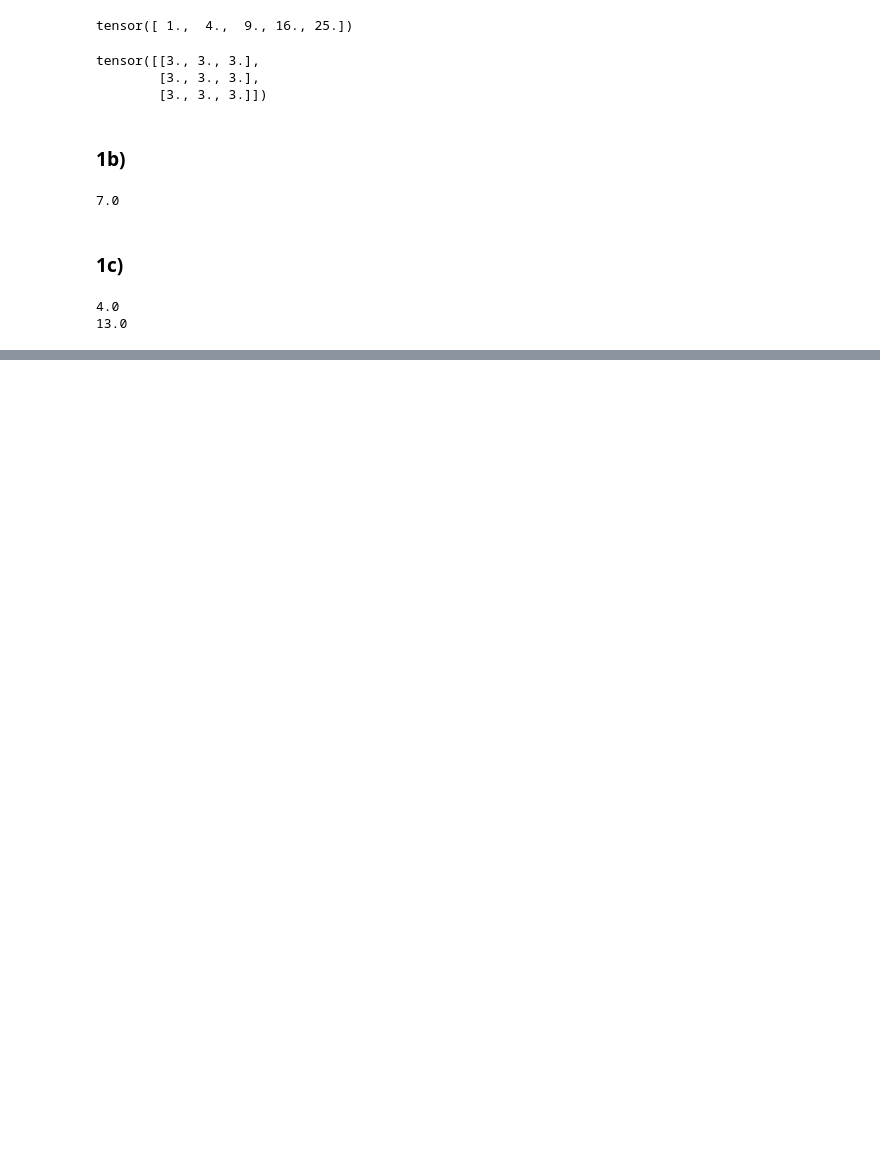
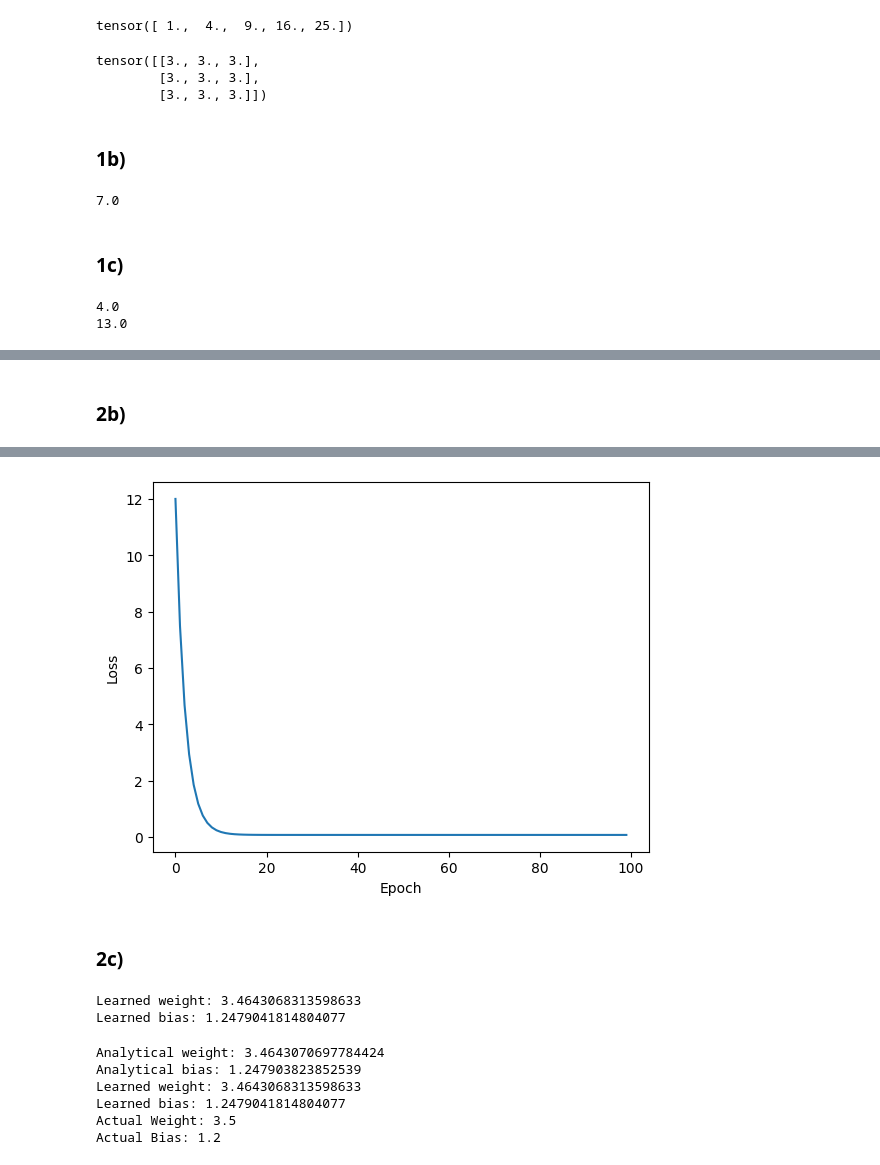
Before and after one commit to leoydl29/D200-PS1, a Jupyter notebook: solutions.ipynb, the cells around one changed output, grey strips where cells are left out. Saved outputs shown, nothing was run; the diff lists cells and outputs as text; code cells hidden in the pictures; blank space fills up the shorter version.

```diff
--- a/solutions.ipynb
+++ b/solutions.ipynb
@@ -82,0 +127,31 @@ print(y.grad.item())
+# %% [markdown]
+### 2b)
+# %%
+# Training Loop to fit the model
+criteria = nn.MSELoss()
+optimizer = optim.SGD(model.parameters(), lr=0.1)
+n_epochs = 100
+loss_array = []
+
+for epoch in range(n_epochs):
+    # 1. Forward pass: compute predictions
+    y_hat = model(X)
+    # 2. Compute loss
+    loss = criteria(y_hat,y)
+    # 3. Zero gradients: optimizer.zero_grad()
+    optimizer.zero_grad()
+    # 4. Backward pass: loss.backward()
+    loss.backward()
+    # 5. Update parameters: optimizer.step()
+    optimizer.step()
+
+    #Store Loss History]
+    loss_array.append(loss.item())
+    print(f"Epoch: {epoch}, Loss: {loss}")
+
+# Plot the Loss Curve
+plt.plot(loss_array)
+plt.xlabel("Epoch")
+plt.ylabel("Loss")
+plt.show()
+# %% [output]
@@ -82,0 +175,38 @@ print(y.grad.item())
+[figure, added]
+# %% [markdown]
+### 2c)
+# %%
+print(f"Learned weight: {model.weight.item()}")
+print(f"Learned bias: {model.bias.item()}")
+# %% [output]
+Learned weight: 3.4643068313598633
+Learned bias: 1.2479041814804077
+# %%
+# Calculate Analytical OLS Solution
+
+# Create new X
+ones  = torch.ones(X.shape[0],1)
+X_new = torch.cat([X,ones], dim = 1)
+
+# Calculate
+XTX = X_new.T @ X_new
+XTy = X_new.T @ y
+beta_hat = torch.linalg.solve(XTX, XTy)
+
+w_ols = beta_hat[0].item()
+b_ols = beta_hat[1].item()
+print(f"Analytical weight: {w_ols}")
+print(f"Analytical bias: {b_ols}")
+
+print(f"Learned weight: {model.weight.item()}")
+print(f"Learned bias: {model.bias.item()}")
+
+print("Actual Weight: 3.5")
+print("Actual Bias: 1.2")
+# %% [output]
+Analytical weight: 3.4643070697784424
+Analytical bias: 1.247903823852539
+Learned weight: 3.4643068313598633
+Learned bias: 1.2479041814804077
+Actual Weight: 3.5
+Actual Bias: 1.2
```
Also changed, not shown: parts of 12 cells of this notebook, 2 other files.
